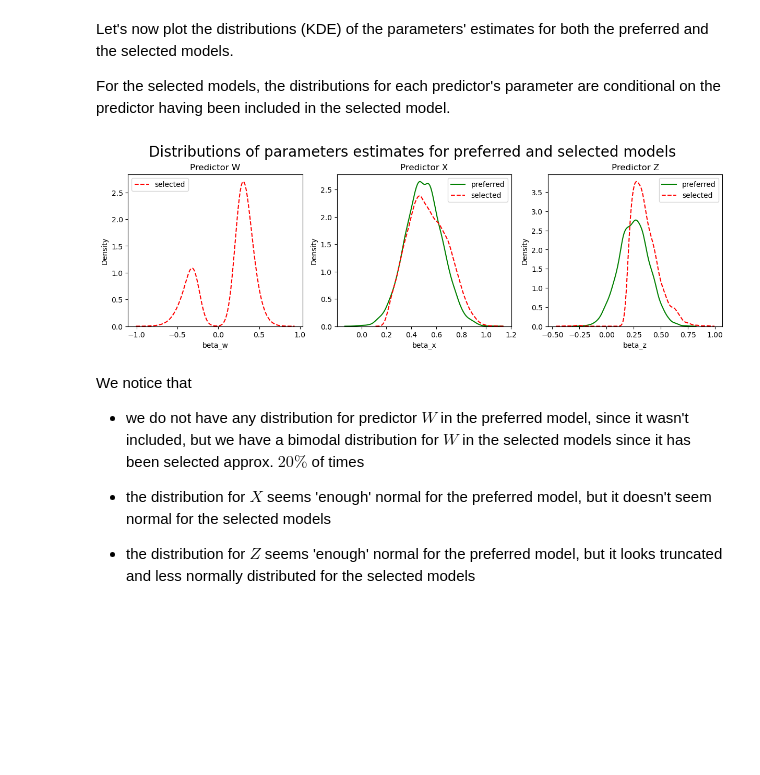
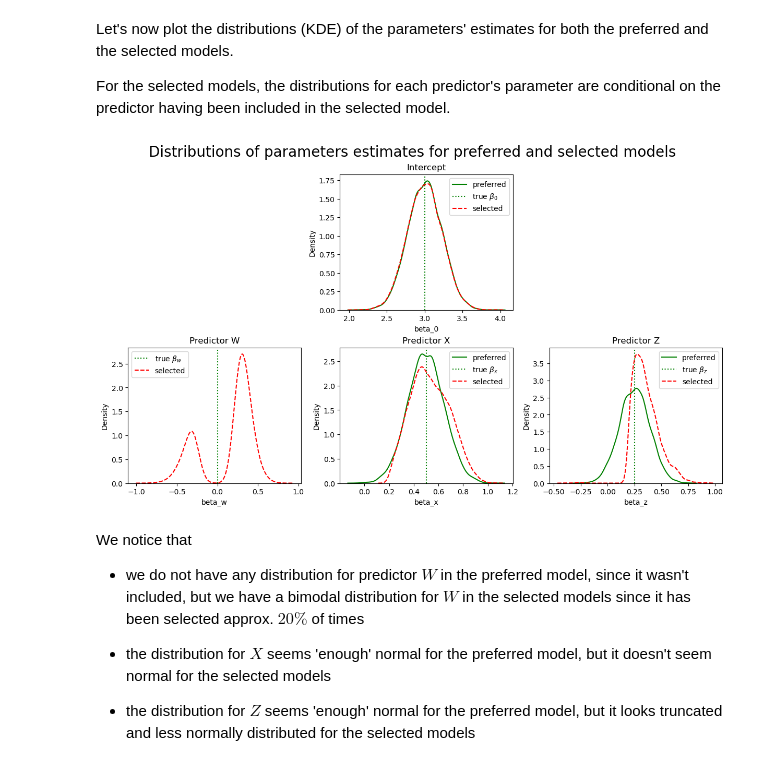
Before and after one commit to maxdevblock/model-selection-bias, a Jupyter notebook: model_selection_bias.ipynb, the cells around one changed output. Drawn from its saved outputs; the diff is of its cells as text; code cells hidden in the pictures; blank space fills up the shorter version.

Commit message:
add intercept to results and plots

```diff
--- a/model_selection_bias.ipynb
+++ b/model_selection_bias.ipynb
@@ -193,18 +193,22 @@ Notice we do not (and we do not need nor want to) take other samples of the pred
 rep = 10000
 # init results
 models = {
+    "beta_0": [],
     "beta_w": [],
     "beta_x": [],
     "beta_z": [],
+    "tval_0": [],
     "tval_W": [],
     "tval_X": [],
     "tval_Z": [],
     "R2": []
 }
 pref_model = {
+    "beta_0": [],
     "beta_w": [],
     "beta_x": [],
     "beta_z": [],
+    "tval_0": [],
     "tval_W": [],
     "tval_X": [],
     "tval_Z": [],
@@ -224,6 +228,8 @@ for i in tqdm(range(rep)):
     # selected model
     mod = sm.OLS.from_formula("Y ~ " + " + ".join(selected_features), data=df).fit()
     # collect t-test statistics and R-squared
+    models["tval_0"].append(mod.tvalues.Intercept)
+    models["beta_0"].append(mod.params.Intercept)
     if "W" in selected_features:
         models["tval_W"].append(mod.tvalues.W)
         models["beta_w"].append(mod.params.W)
@@ -246,9 +252,11 @@ for i in tqdm(range(rep)):
     # preferred model
     mod = sm.OLS.from_formula("Y ~ X + Z", data=df).fit()
     # collect t-test statistics and R-squared
+    pref_model["beta_0"].append(mod.params.Intercept)
     pref_model["beta_w"].append(0)
     pref_model["beta_x"].append(mod.params.X)
     pref_model["beta_z"].append(mod.params.Z)
+    pref_model["tval_0"].append(mod.tvalues.Intercept)
     pref_model["tval_W"].append(None)
     pref_model["tval_X"].append(mod.tvalues.X)
     pref_model["tval_Z"].append(mod.tvalues.Z)
@@ -378,28 +386,40 @@ Let's now plot the distributions (KDE) of the parameters' estimates for both the
 
 For the selected models, the distributions for each predictor's parameter are conditional on the predictor having been included in the selected model.
 # %%
-fig, ax = plt.subplots(1, 3, figsize=(12, 4), layout="constrained")
+fig, ax = plt.subplots(2, 3, figsize=(12, 7), layout="constrained")
 
-sns.kdeplot(PR.beta_w, label="preferred", color="g", ax=ax[0])
-sns.kdeplot(DF.beta_w, label="selected", color="r", ls="--", ax=ax[0])
-ax[0].legend()
-ax[0].set_title("Predictor W")
+ax[0,0].axis(False)
+ax[0,2].axis(False)
 
-sns.kdeplot(PR.beta_x, label="preferred", color="g", ax=ax[1])
-sns.kdeplot(DF.beta_x, label="selected", color="r", ls="--", ax=ax[1])
-ax[1].legend()
-ax[1].set_title("Predictor X")
+sns.kdeplot(PR.beta_0, label="preferred", color="g", ax=ax[0,1])
+ax[0,1].axvline(beta0, color="g", ls=":", label=r"true $\beta_0$")
+sns.kdeplot(DF.beta_0, label="selected", color="r", ls="--", ax=ax[0,1])
+ax[0,1].legend()
+ax[0,1].set_title("Intercept")
 
-sns.kdeplot(PR.beta_z, label="preferred", color="g", ax=ax[2])
-sns.kdeplot(DF.beta_z, label="selected", color="r", ls="--", ax=ax[2])
-ax[2].legend()
-ax[2].set_title("Predictor Z")
+sns.kdeplot(PR.beta_w, label="preferred", color="g", ax=ax[1,0])
+ax[1,0].axvline(betaw, color="g", ls=":", label=r"true $\beta_w$")
+sns.kdeplot(DF.beta_w, label="selected", color="r", ls="--", ax=ax[1,0])
+ax[1,0].legend()
+ax[1,0].set_title("Predictor W")
+
+sns.kdeplot(PR.beta_x, label="preferred", color="g", ax=ax[1,1])
+ax[1,1].axvline(betax, color="g", ls=":", label=r"true $\beta_x$")
+sns.kdeplot(DF.beta_x, label="selected", color="r", ls="--", ax=ax[1,1])
+ax[1,1].legend()
+ax[1,1].set_title("Predictor X")
+
+sns.kdeplot(PR.beta_z, label="preferred", color="g", ax=ax[1,2])
+ax[1,2].axvline(betaz, color="g", ls=":", label=r"true $\beta_z$")
+sns.kdeplot(DF.beta_z, label="selected", color="r", ls="--", ax=ax[1,2])
+ax[1,2].legend()
+ax[1,2].set_title("Predictor Z")
 
 fig.suptitle("Distributions of parameters estimates for preferred and selected models", fontsize=20)
 
 plt.show()
 # %% [output]
-[figure, old version]
+[figure, new version]
 # %% [markdown]
 We notice that
 
```
Also changed, not shown: parts of 6 cells of this notebook.
